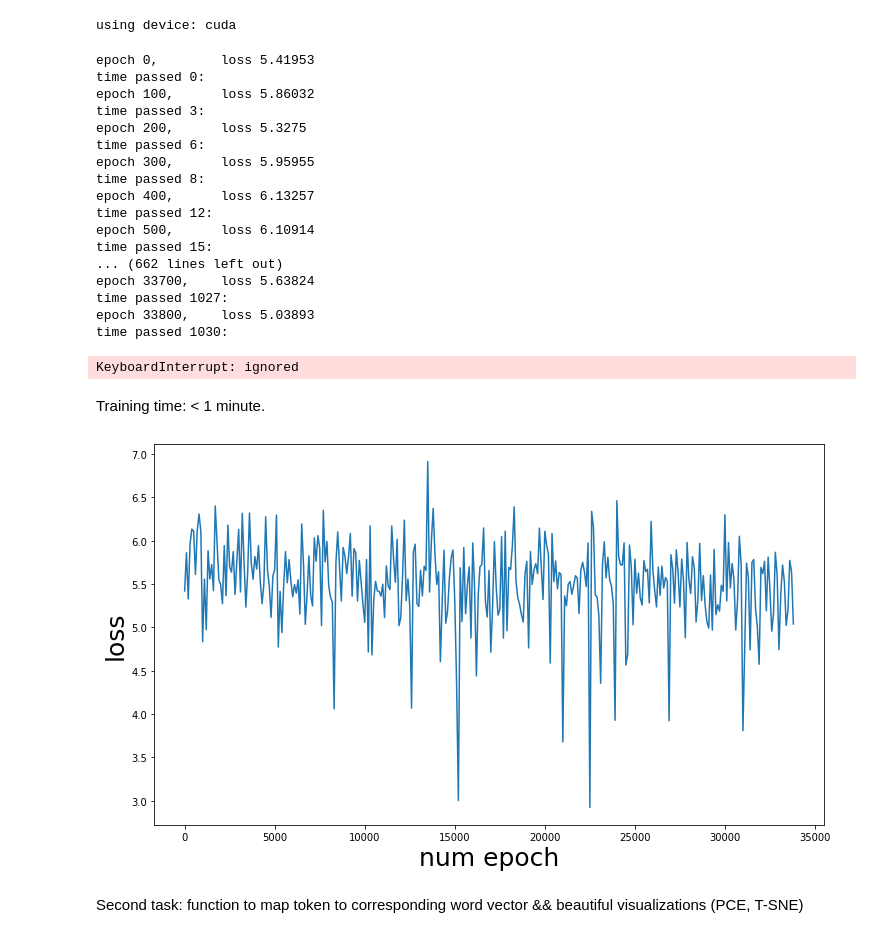
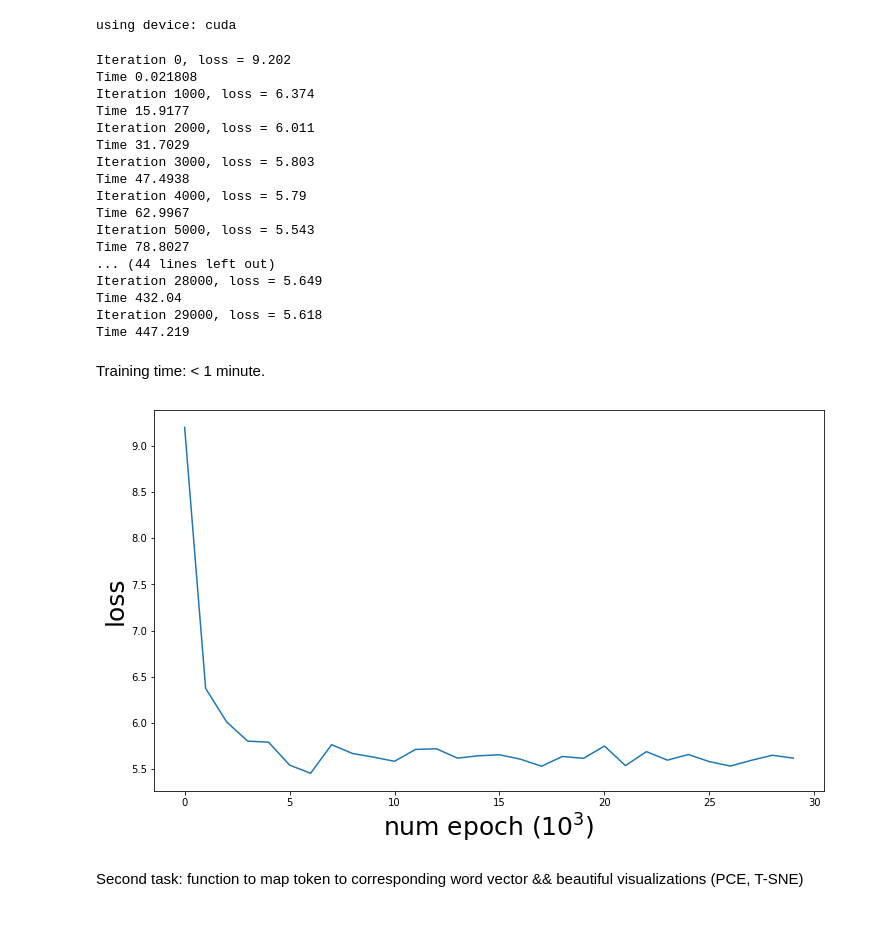
Before and after one commit to etomoscow/DL-in-NLP, a Jupyter notebook: hw2/task3_word2vec.ipynb, the cells around one changed output. Saved outputs shown, nothing was run; the diff lists cells and outputs as text; code cells hidden in the pictures.

```diff
--- a/hw2/task3_word2vec.ipynb
+++ b/hw2/task3_word2vec.ipynb
@@ -87,9 +90,9 @@ def create_dataset(corpus, vocab_size=VOCABULARY_SIZE, unk_token=UNK):
 
     word2idx = {word: idx for (idx, word) in enumerate(words)}
     idx2word = {idx: word for (idx, word) in enumerate(words)}
-    return dataset, word2idx, idx2word, len(words), counter_dict
+    return dataset, word2idx, idx2word, len(words), counter_dict, words
 # %%
-data, word2idx, idx2word, vocab_size, counter_dict = create_dataset(corpus)
+data, word2idx, idx2word, vocab_size, counter_dict, vocab = create_dataset(corpus)
 # %%
 class Batcher(object):
     def __init__(self,dataset, window_size, batch_size, word2idx, idx2word):
@@ -175,10 +178,10 @@ print('using device:', device)
 # %% [output]
 using device: cuda
 # %%
-window_size = 3
 batch_size = 200
+hidden_size = 20
+window_size = 2
 learning_rate = 1
-hidden_size = 200
 print_every = 100
 input_size = vocab_size
 
@@ -197,59 +200,54 @@ num_iters = len(data) // batch_size
 # %%
 start_time = time.clock()
 losses = []
-epochs_list = []
-iters = []
-for epoch in range(num_iters):
+losses_per_ep = []
+for epoch in range(30000):
     batch, label = next(batcher)
     batch_onehot = onehot(batch=batch, voc_size=input_size, window_size=window_size, batch_size=batch_size).to(device)
-    # Zero out all of the gradients for the variables which the optimizer will update.
+    #zero out all of the gradients
     model.zero_grad()
     log_probs = model(batch_onehot)
     label = torch.tensor(label, dtype=torch.long).to(device)
     loss = loss_function(log_probs, label)
-    # This is the backwards pass: compute the gradient of the loss with respect to each  parameter of the model.
+    #backward pass
     loss.backward()
     optimizer.step()
-    losses.append(loss.item())
-    if epoch % 100 == 0:
-        s = 0
-        for i in losses:
-            s+= i
-        epochs_list.append(epoch)
-        iters.append(s)
-        print('epoch %d,' %epoch,'\tloss %lg' %s)
-        print('time passed %d:' %(time.clock()-start_time))
-    losses = []
+    losses_per_ep.append(loss.item())
+    #print(epoch)
+    if epoch % 1000 == 0:
+        losses.append(np.mean(losses_per_ep))
+        print('Iteration %d, loss = %.4lg' %(epoch, np.mean(losses_per_ep)))
+        print('Time %lg' % (time.clock() - start_time))
+        losses_per_ep=[]
 # %% [output]
-epoch 0,        loss 5.41953
-time passed 0:
-epoch 100,      loss 5.86032
-time passed 3:
-epoch 200,      loss 5.3275
-time passed 6:
-epoch 300,      loss 5.95955
-time passed 8:
-epoch 400,      loss 6.13257
-time passed 12:
-epoch 500,      loss 6.10914
-time passed 15:
-... (662 lines left out)
-epoch 33700,    loss 5.63824
-time passed 1027:
-epoch 33800,    loss 5.03893
-time passed 1030:
+Iteration 0, loss = 9.202
+Time 0.021808
+Iteration 1000, loss = 6.374
+Time 15.9177
+Iteration 2000, loss = 6.011
+Time 31.7029
+Iteration 3000, loss = 5.803
+Time 47.4938
+Iteration 4000, loss = 5.79
+Time 62.9967
+Iteration 5000, loss = 5.543
+Time 78.8027
+... (44 lines left out)
+Iteration 28000, loss = 5.649
+Time 432.04
+Iteration 29000, loss = 5.618
+Time 447.219
-KeyboardInterrupt: ignored
 # %% [markdown]
 Training time: < 1 minute.
 # %%
 #vizualizing loss
 plt.figure(figsize=(12,7))
-plt.plot(epochs_list, iters)
-plt.xlabel('num epoch', fontsize=25)
+plt.plot(np.arange(30), losses)
+plt.xlabel('num epoch $(10^3)$', fontsize=25)
 plt.ylabel('loss', fontsize=25)
 plt.show()
 # %% [output]
-[figure, old version]
+[figure, new version]
 # %% [markdown]
 Second task: function to map token to corresponding word vector &&
 beautiful visualizations (PCE, T-SNE)
```
Also changed, not shown: parts of 10 cells of this notebook.
